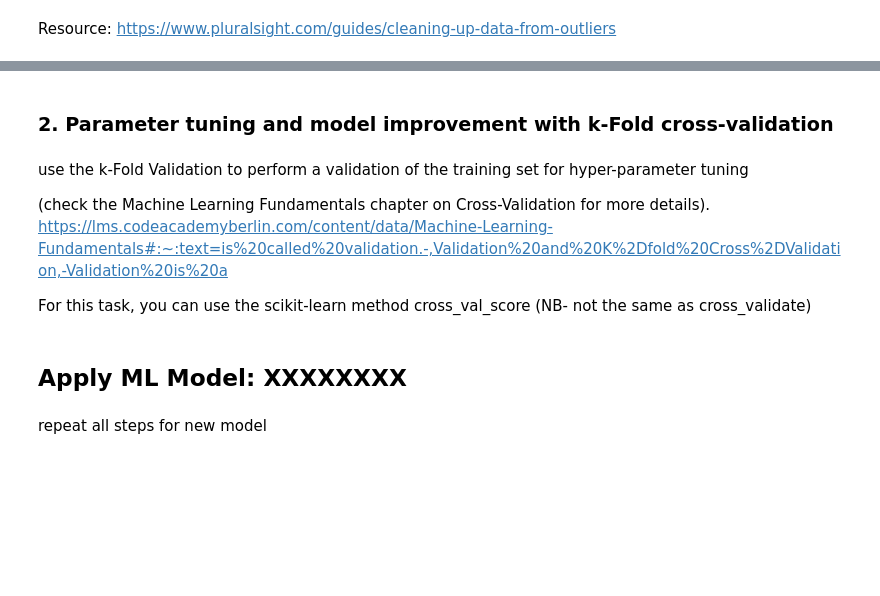
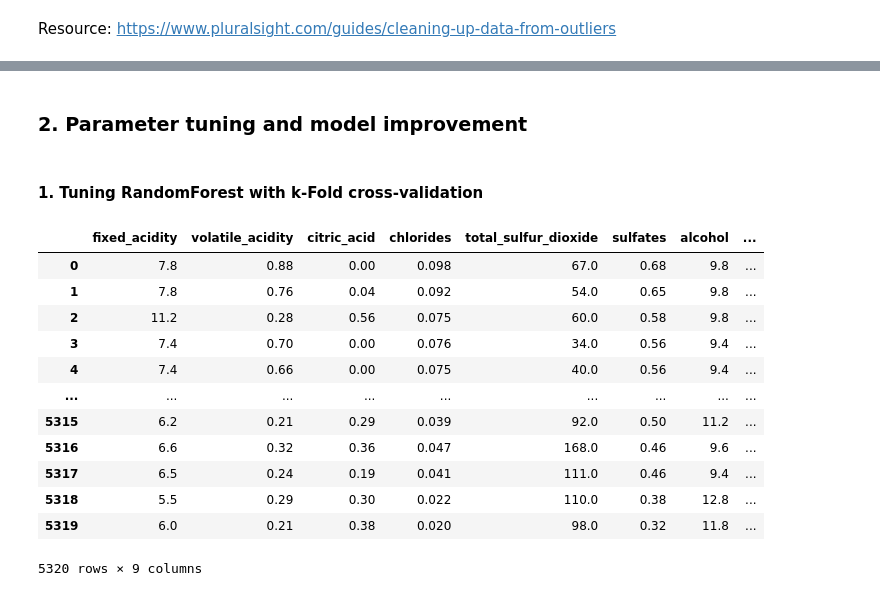
Before and after one commit to sian0x0/CA-data-science, a Jupyter notebook: 1-2/BlueBerry_Winery_ML_Classification.ipynb, the cells around one changed output, grey strips where cells are left out. Saved outputs shown, nothing was run; the diff lists cells and outputs as text; code cells hidden in the pictures; blank space fills up the shorter version.

```diff
--- a/1-2/BlueBerry_Winery_ML_Classification.ipynb
+++ b/1-2/BlueBerry_Winery_ML_Classification.ipynb
@@ -531,0 +643,9 @@ https://machinelearningmastery.com/calculate-feature-importance-with-python/
+# %%
+#remove free_sulfur_dioxide, density (strongly correlated to other vars). remove pH and residual_sugar (weakly corellated with target)
+
+#define dfs for x and y
+y_data = wines_clean['quality_label_cat']
+x_data1 = wines_clean.drop(['quality_label_cat', 'pH', 'free_sulfur_dioxide', 'density', 'residual_sugar', 'color_cat', 'quality_label', 'quality', 'color', 'index'], axis = 1)
+
+#split training data
+x_training_data1, x_test_data1, y_training_data1, y_test_data1 = train_test_split(x_data1, y_data, test_size = 0.2)
@@ -559,12 +820,20 @@ Resource: https://www.pluralsight.com/guides/cleaning-up-data-from-outliers
 # %% [markdown]
-### 2. Parameter tuning and model improvement with k-Fold cross-validation
+### 2. Parameter tuning and model improvement
-# %% [markdown]
-use the k-Fold Validation to perform a validation of the training set for hyper-parameter tuning
-
-(check the Machine Learning Fundamentals chapter on Cross-Validation for more details). https://lms.codeacademyberlin.com/content/data/Machine-Learning-Fundamentals#:~:text=is%20called%20validation.-,Validation%20and%20K%2Dfold%20Cross%2DValidation,-Validation%20is%20a
-
-For this task, you can use the scikit-learn method cross_val_score (NB- not the same as cross_validate)
-# %% [markdown]
-## Apply ML Model: XXXXXXXX
-# %% [markdown]
-repeat all steps for new model
+# %% [markdown]
+#### 1. Tuning RandomForest with k-Fold cross-validation
+# %%
+display(x_data1)
+# %% [output]
+|  | fixed_acidity | volatile_acidity | citric_acid | chlorides | total_sulfur_dioxide | sulfates | alcohol | ... |
+| 0 | 7.8 | 0.88 | 0.00 | 0.098 | 67.0 | 0.68 | 9.8 | ... |
+| 1 | 7.8 | 0.76 | 0.04 | 0.092 | 54.0 | 0.65 | 9.8 | ... |
+| 2 | 11.2 | 0.28 | 0.56 | 0.075 | 60.0 | 0.58 | 9.8 | ... |
+| 3 | 7.4 | 0.70 | 0.00 | 0.076 | 34.0 | 0.56 | 9.4 | ... |
+| 4 | 7.4 | 0.66 | 0.00 | 0.075 | 40.0 | 0.56 | 9.4 | ... |
+| ... | ... | ... | ... | ... | ... | ... | ... | ... |
+| 5315 | 6.2 | 0.21 | 0.29 | 0.039 | 92.0 | 0.50 | 11.2 | ... |
+| 5316 | 6.6 | 0.32 | 0.36 | 0.047 | 168.0 | 0.46 | 9.6 | ... |
+| 5317 | 6.5 | 0.24 | 0.19 | 0.041 | 111.0 | 0.46 | 9.4 | ... |
+| 5318 | 5.5 | 0.29 | 0.30 | 0.022 | 110.0 | 0.38 | 12.8 | ... |
+| 5319 | 6.0 | 0.21 | 0.38 | 0.020 | 98.0 | 0.32 | 11.8 | ... |
+5320 rows × 9 columns
```
Also changed, not shown: parts of 46 cells of this notebook.
